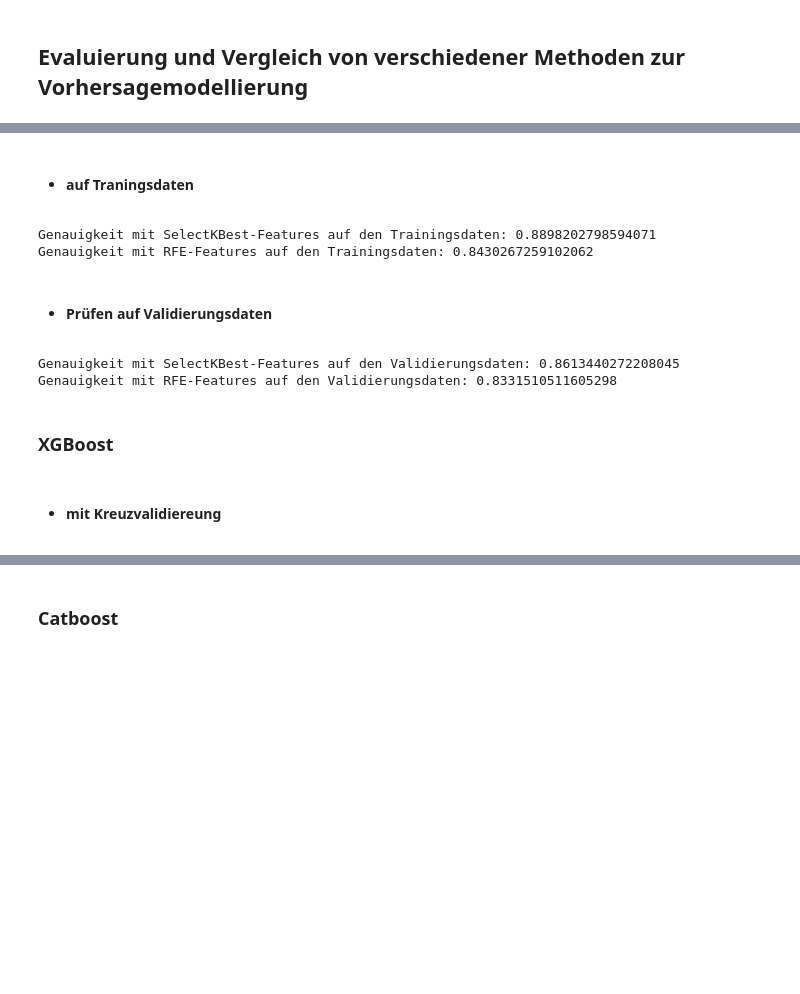
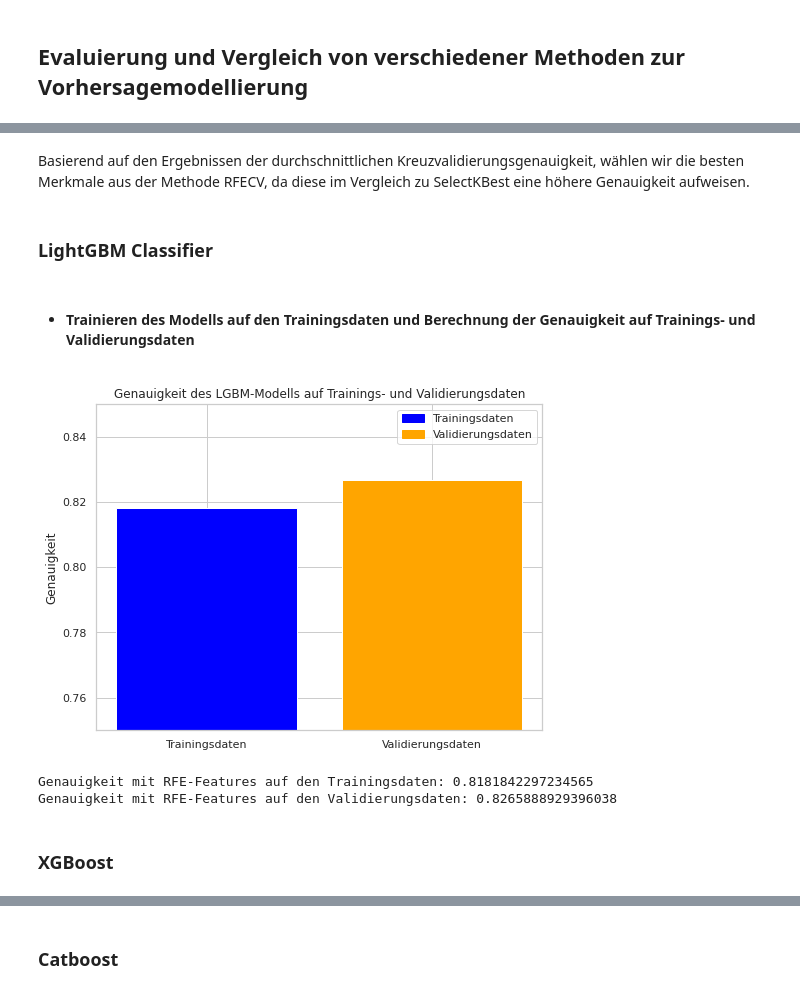
Before and after one commit to hahaha996/Data_Mining_Projekt, a Jupyter notebook: Projekt_DM.ipynb, the cells around one changed output, grey strips where cells are left out. Cells and saved outputs as stored; diff of their text form; code cells hidden in the pictures; blank space fills up the shorter version.

```diff
--- a/Projekt_DM.ipynb
+++ b/Projekt_DM.ipynb
@@ -902,42 +824,49 @@ Bester Score mit RFE-Features: 0.774295377677565
+# %% [markdown]
+Basierend auf den Ergebnissen der durchschnittlichen Kreuzvalidierungsgenauigkeit, wählen wir die besten Merkmale aus der Methode RFECV, da diese im Vergleich zu SelectKBest eine höhere Genauigkeit aufweisen.
+# %% [markdown]
+### LightGBM Classifier
 # %% [markdown]
-- #### auf Traningsdaten
+- #### Trainieren des Modells auf den Trainingsdaten und Berechnung der Genauigkeit auf Trainings- und Validierungsdaten
 # %%
-# Erstellen Modell
-clf = lgb.LGBMClassifier(n_jobs=4)
+# Modell erstellen mit der besten Lernrate
+clf_lgbm = lgb.LGBMClassifier(n_jobs=16, verbose=0, force_row_wise=True)
 
-# Trainiere das Modell mit SelectKBest-Features
-clf.fit(frame_train[selectkbest_features], y_train)
-y_pred = clf.predict(frame_train[selectkbest_features])
-print(f'Genauigkeit mit SelectKBest-Features auf den Trainingsdaten: {accuracy_score(y_train, y_pred)}')
+# Modell trainieren mit RFE-Features
+clf_lgbm.fit(frame_train[selectrfecv_features], y_train)
 
-# Trainiere das Modell mit RFE-Features
-clf.fit(frame_train[selectrfecv_features], y_train)
-y_pred = clf.predict(frame_train[selectrfecv_features])
-print(f'Genauigkeit mit RFE-Features auf den Trainingsdaten: {accuracy_score(y_train, y_pred)}')
+# Vorhersagen und Genauigkeiten berechnen
+y_pred_train_lgbm = clf_lgbm.predict(frame_train[selectrfecv_features])
+y_pred_val_lgbm = clf_lgbm.predict(frame_val[selectrfecv_features])
+accuracy_train_lgbm = accuracy_score(y_train, y_pred_train_lgbm)
+accuracy_val_lgbm = accuracy_score(y_val, y_pred_val_lgbm)
+
+# Ergebnisse in ein Dictionary einfügen
+results = {'Trainingsdaten': accuracy_train_lgbm, 'Validierungsdaten': accuracy_val_lgbm}
+
+# Farben für die Balken definieren
+colors = ['blue', 'orange']
+
+# Abbildung erstellen
+plt.figure(figsize=(8,6))
+bars = plt.bar(results.keys(), results.values(), color=colors)
+
+# Legende erstellen
+handles = [mpatches.Patch(color=bar.get_facecolor(), label=label) for bar, label in zip(bars, results.keys())]
+plt.legend(handles=handles)
+
+# Titel und Achsenbeschriftungen hinzufügen
+plt.title('Genauigkeit des LGBM-Modells auf Trainings- und Validierungsdaten')
+plt.ylabel('Genauigkeit')
+plt.ylim(0.75, 0.85)
+
+# Abbildung anzeigen
+plt.show()
+
+print(f'Genauigkeit mit RFE-Features auf den Trainingsdaten: {accuracy_train_lgbm}')
+print(f'Genauigkeit mit RFE-Features auf den Validierungsdaten: {accuracy_val_lgbm}')
 # %% [output]
+[figure, added]
-Genauigkeit mit SelectKBest-Features auf den Trainingsdaten: 0.8898202798594071
-Genauigkeit mit RFE-Features auf den Trainingsdaten: 0.8430267259102062
+Genauigkeit mit RFE-Features auf den Trainingsdaten: 0.8181842297234565
+Genauigkeit mit RFE-Features auf den Validierungsdaten: 0.8265888929396038
-# %% [markdown]
-- #### Prüfen auf Validierungsdaten
-# %%
-from sklearn.metrics import accuracy_score
-
-# Erstellen Sie Ihr Modell
-clf = lgb.LGBMClassifier(n_jobs=4)
-
-# Trainiere das Modell mit SelectKBest-Features
-clf.fit(frame_train[selectkbest_features], y_train)
-y_pred = clf.predict(frame_val[selectkbest_features])
-print(f'Genauigkeit mit SelectKBest-Features auf den Validierungsdaten: {accuracy_score(y_val, y_pred)}')
-
-# Trainiere das Modell mit RFE-Features
-clf.fit(frame_train[selectrfecv_features], y_train)
-y_pred = clf.predict(frame_val[selectrfecv_features])
-print(f'Genauigkeit mit RFE-Features auf den Validierungsdaten: {accuracy_score(y_val, y_pred)}')
-# %% [output]
-Genauigkeit mit SelectKBest-Features auf den Validierungsdaten: 0.8613440272208045
-Genauigkeit mit RFE-Features auf den Validierungsdaten: 0.8331510511605298
 # %% [markdown]
 ### XGBoost
-# %% [markdown]
-- #### mit Kreuzvalidiereung
```
Also changed, not shown: parts of 41 cells of this notebook.
